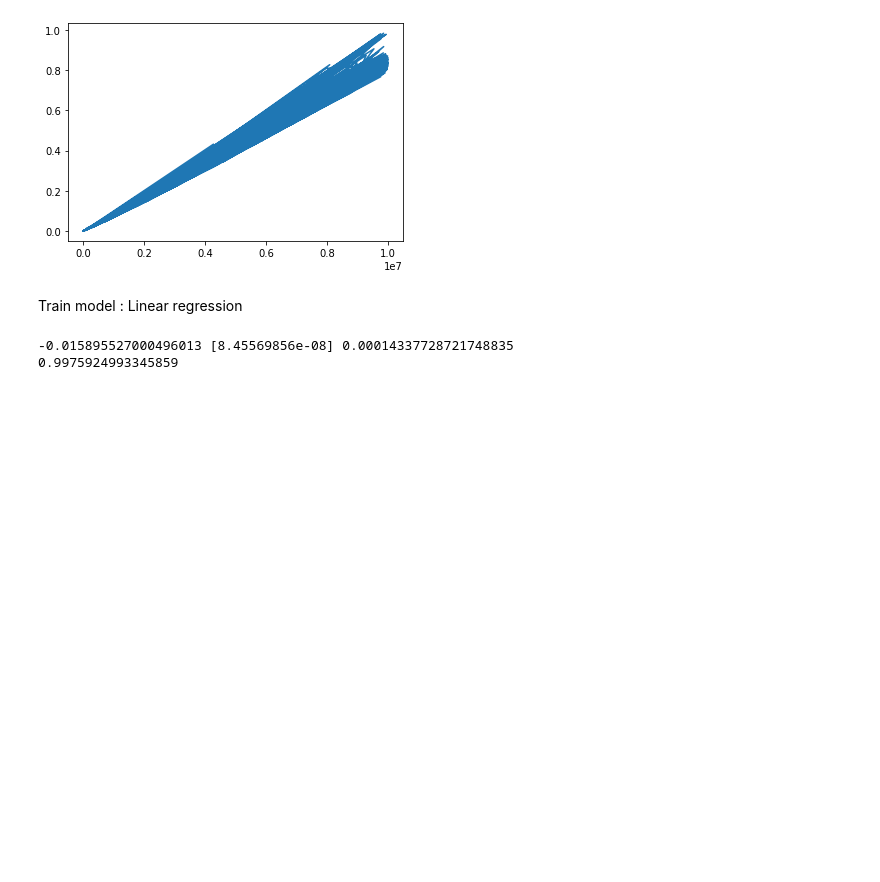
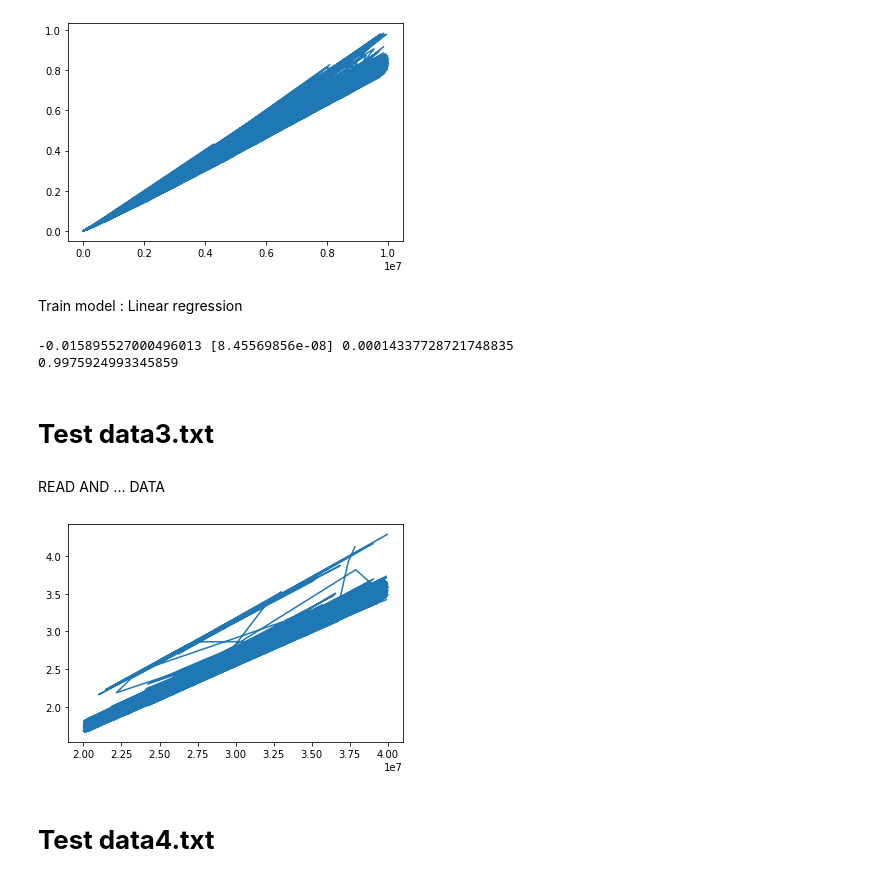
Before and after one commit to hoangquan1105/CS114.L21, a Jupyter notebook: LinearRegression_Example.ipynb, the cells around one changed output. Cells and saved outputs as stored; diff of their text form; code cells hidden in the pictures; blank space fills up the shorter version.

```diff
--- a/LinearRegression_Example.ipynb
+++ b/LinearRegression_Example.ipynb
@@ -40,3 +40,18 @@ print(model.score(x, y))
 # %% [output]
 -0.015895527000496013 [8.45569856e-08] 0.00014337728721748835
 0.9975924993345859
+# %% [markdown]
+# **Test data3.txt**
+# %% [markdown]
+READ AND ... DATA
+# %%
+data3=pd.read_csv('./data3.txt')
+x_data3=np.array(data3['A']).reshape(-1,1)
+y_data3=np.array(data3['B'])
+# %%
+plt.plot(x_data3,y_data3)
+plt.show()
+# %% [output]
+[figure, added]
+# %% [markdown]
+# **Test data4.txt**
```
Also changed, not shown: parts of 2 cells of this notebook.
